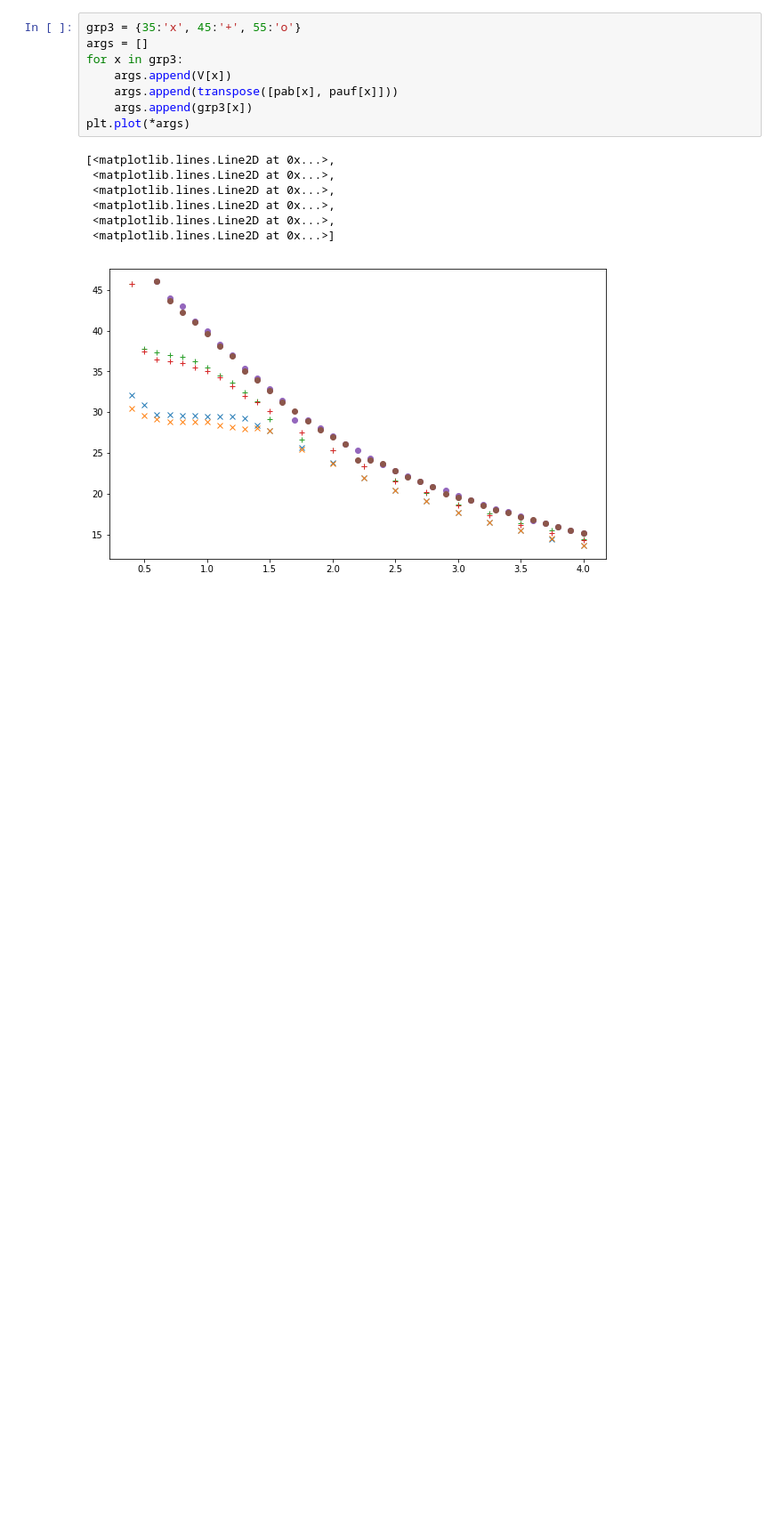
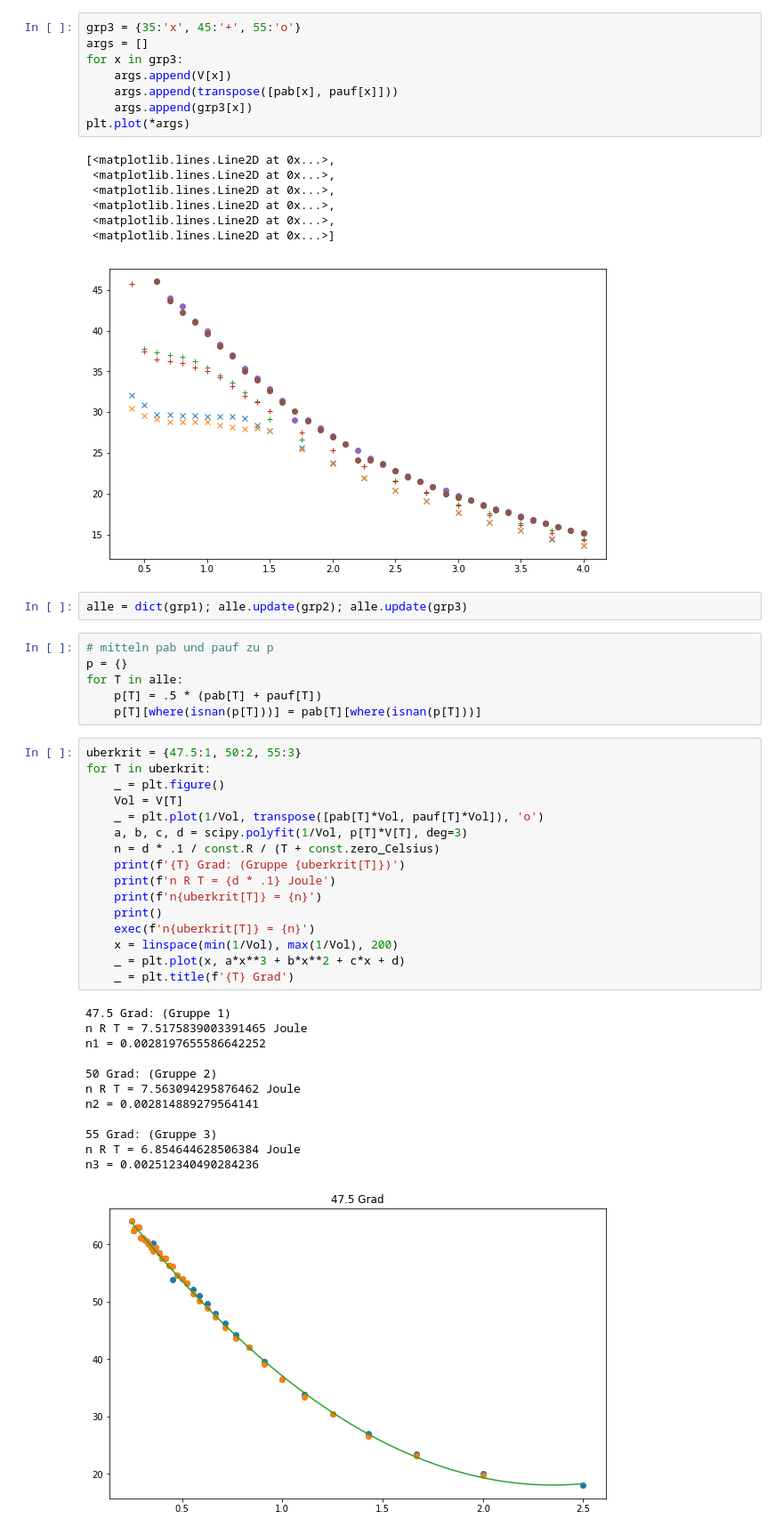
Before and after one commit to ces42/praktikum1, a Jupyter notebook: ZUS/Daten/Auswertung.ipynb, the cells around one changed output. Shown at 89% size. Drawn from its saved outputs; the diff is of its cells as text; blank space fills up the shorter version.

Commit message:
Diagramm

```diff
--- a/ZUS/Daten/Auswertung.ipynb
+++ b/ZUS/Daten/Auswertung.ipynb
@@ -92,3 +91,40 @@ plt.plot(*args)
  <matplotlib.lines.Line2D at 0x...>,
  <matplotlib.lines.Line2D at 0x...>]
 [figure]
+# %%
+alle = dict(grp1); alle.update(grp2); alle.update(grp3)
+# %%
+# mitteln pab und pauf zu p
+p = {}
+for T in alle:
+    p[T] = .5 * (pab[T] + pauf[T])
+    p[T][where(isnan(p[T]))] = pab[T][where(isnan(p[T]))]
+# %%
+uberkrit = {47.5:1, 50:2, 55:3}
+for T in uberkrit:
+    _ = plt.figure()
+    Vol = V[T]
+    _ = plt.plot(1/Vol, transpose([pab[T]*Vol, pauf[T]*Vol]), 'o')
+    a, b, c, d = scipy.polyfit(1/Vol, p[T]*V[T], deg=3)
+    n = d * .1 / const.R / (T + const.zero_Celsius)
+    print(f'{T} Grad: (Gruppe {uberkrit[T]})')
+    print(f'n R T = {d * .1} Joule')
+    print(f'n{uberkrit[T]} = {n}')
+    print()
+    exec(f'n{uberkrit[T]} = {n}')
+    x = linspace(min(1/Vol), max(1/Vol), 200)
+    _ = plt.plot(x, a*x**3 + b*x**2 + c*x + d)
+    _ = plt.title(f'{T} Grad')
+# %% [output]
+47.5 Grad: (Gruppe 1)
+n R T = 7.5175839003391465 Joule
+n1 = 0.0028197655586642252
+
+50 Grad: (Gruppe 2)
+n R T = 7.563094295876462 Joule
+n2 = 0.002814889279564141
+
+55 Grad: (Gruppe 3)
+n R T = 6.854644628506384 Joule
+n3 = 0.002512340490284236
+[figure, added]
```
Also changed, not shown: parts of 9 cells of this notebook, 10 other files.
